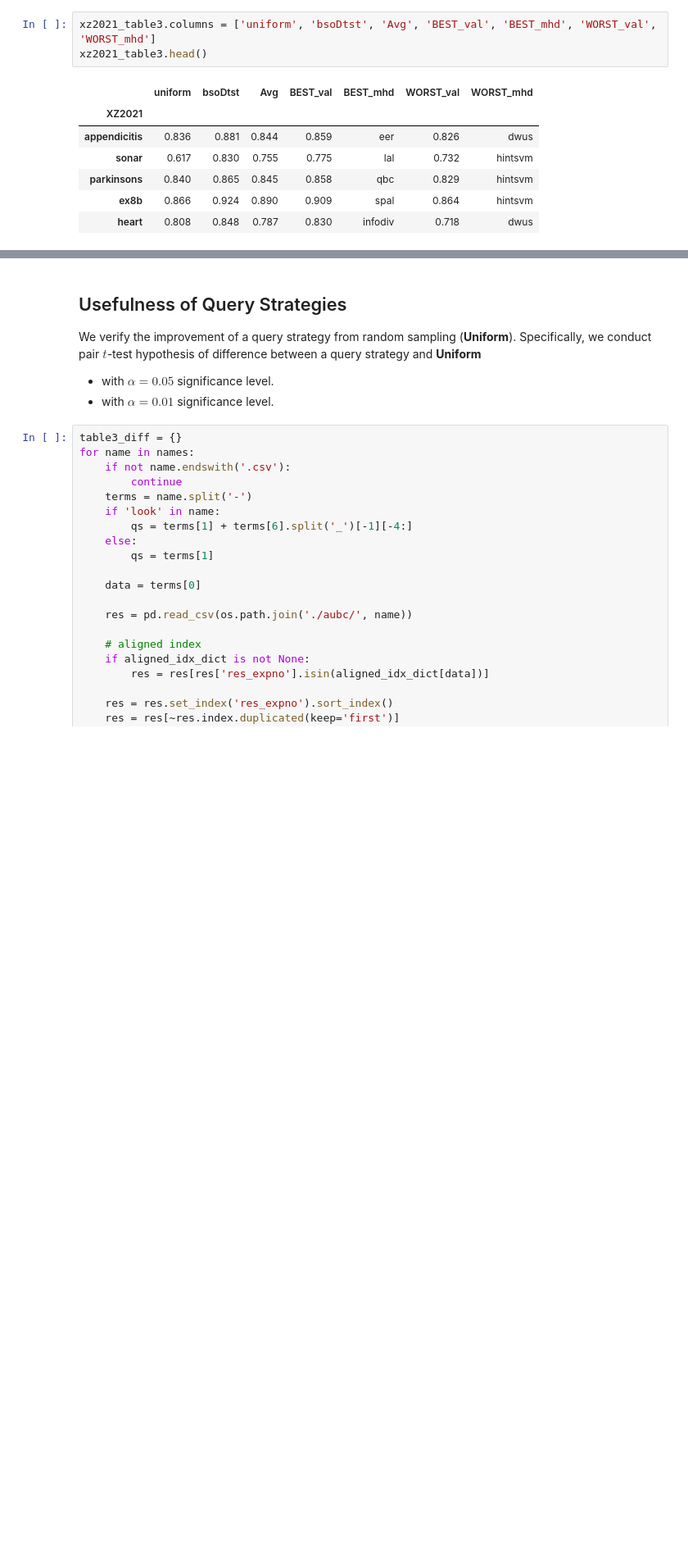
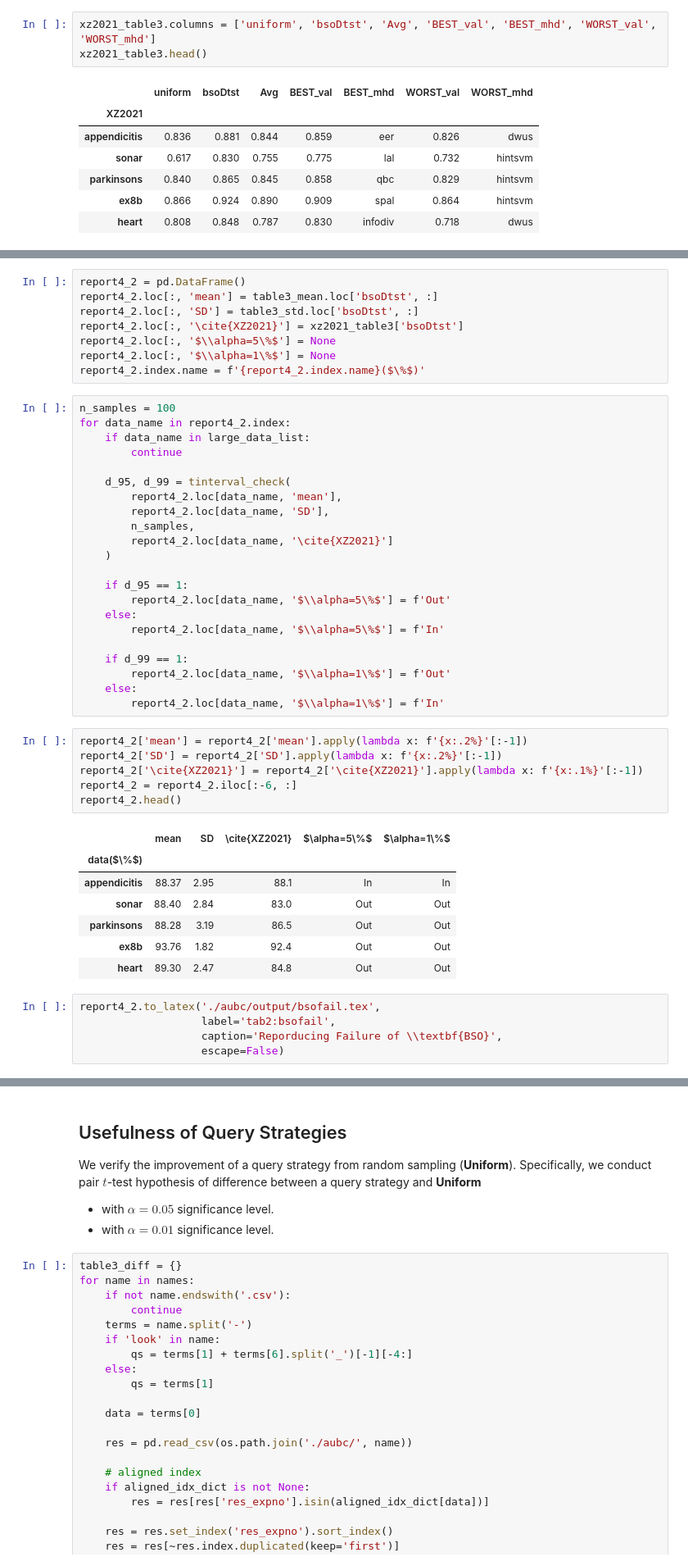
Before and after one commit to ariapoy/active-learning-benchmark, a Jupyter notebook: results/analysis.ipynb, the cells around one changed output, grey strips where cells are left out. Shown: that part at 82% size. Saved outputs shown, nothing was run; the diff lists cells and outputs as text; blank space fills up the shorter version.

```diff
--- a/results/analysis.ipynb
+++ b/results/analysis.ipynb
@@ -289,0 +354,49 @@ res
+# %%
+report4_2 = pd.DataFrame()
+report4_2.loc[:, 'mean'] = table3_mean.loc['bsoDtst', :]
+report4_2.loc[:, 'SD'] = table3_std.loc['bsoDtst', :]
+report4_2.loc[:, '\cite{XZ2021}'] = xz2021_table3['bsoDtst']
+report4_2.loc[:, '$\\alpha=5\%$'] = None
+report4_2.loc[:, '$\\alpha=1\%$'] = None
+report4_2.index.name = f'{report4_2.index.name}($\%$)'
+# %%
+n_samples = 100
+for data_name in report4_2.index:
+    if data_name in large_data_list:
+        continue
+
+    d_95, d_99 = tinterval_check(
+        report4_2.loc[data_name, 'mean'],
+        report4_2.loc[data_name, 'SD'],
+        n_samples,
+        report4_2.loc[data_name, '\cite{XZ2021}']
+    )
+
+    if d_95 == 1:
+        report4_2.loc[data_name, '$\\alpha=5\%$'] = f'Out'
+    else:
+        report4_2.loc[data_name, '$\\alpha=5\%$'] = f'In'
+
+    if d_99 == 1:
+        report4_2.loc[data_name, '$\\alpha=1\%$'] = f'Out'
+    else:
+        report4_2.loc[data_name, '$\\alpha=1\%$'] = f'In'
+# %%
+report4_2['mean'] = report4_2['mean'].apply(lambda x: f'{x:.2%}'[:-1])
+report4_2['SD'] = report4_2['SD'].apply(lambda x: f'{x:.2%}'[:-1])
+report4_2['\cite{XZ2021}'] = report4_2['\cite{XZ2021}'].apply(lambda x: f'{x:.1%}'[:-1])
+report4_2 = report4_2.iloc[:-6, :]
+report4_2.head()
+# %% [output]
+|  | mean | SD | \cite{XZ2021} | $\alpha=5\%$ | $\alpha=1\%$ |
+| data($\%$) |  |  |  |  |  |
+| appendicitis | 88.37 | 2.95 | 88.1 | In | In |
+| sonar | 88.40 | 2.84 | 83.0 | Out | Out |
+| parkinsons | 88.28 | 3.19 | 86.5 | Out | Out |
+| ex8b | 93.76 | 1.82 | 92.4 | Out | Out |
+| heart | 89.30 | 2.47 | 84.8 | Out | Out |
+# %%
+report4_2.to_latex('./aubc/output/bsofail.tex',
+                   label='tab2:bsofail',
+                   caption='Reporducing Failure of \\textbf{BSO}',
+                   escape=False)
```
Also changed, not shown: parts of 45 cells of this notebook, 2 other files.
